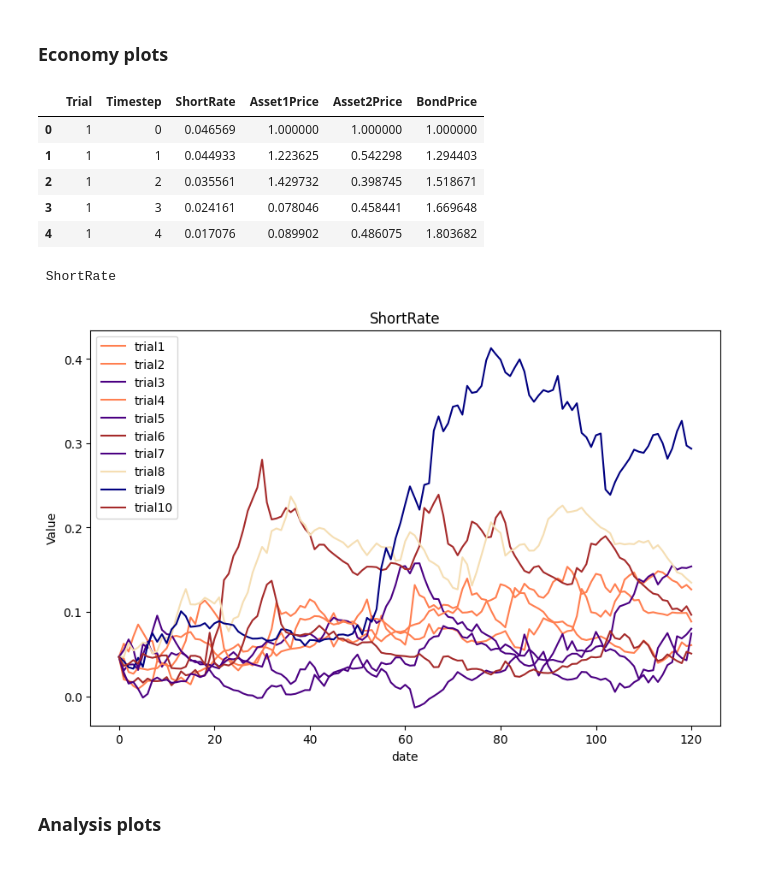
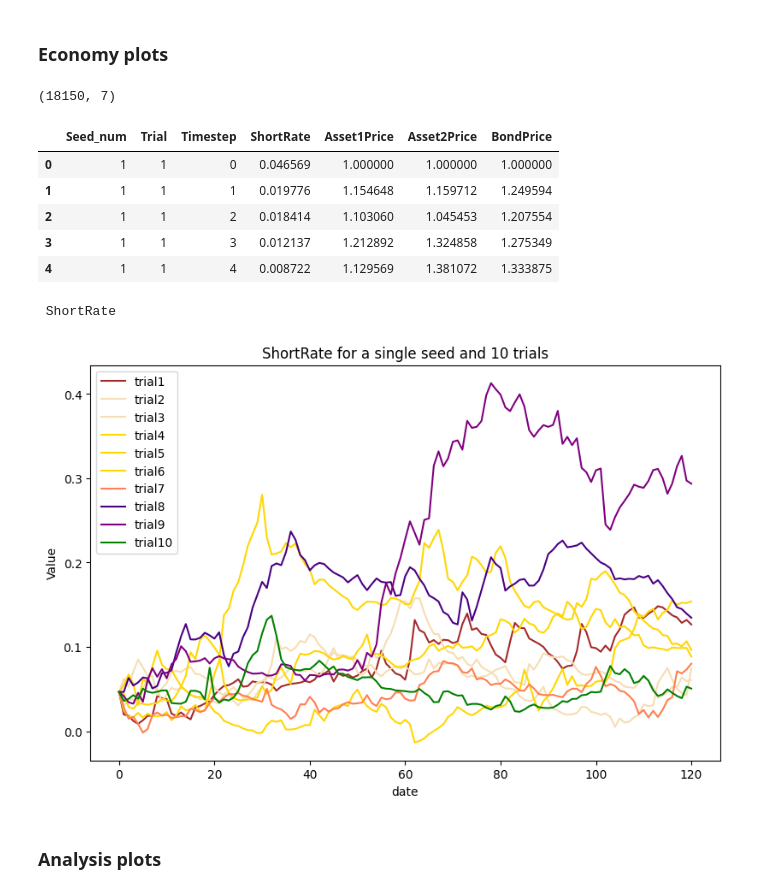
Before and after one commit to dmitrii12335/Martingale_test_project, a Jupyter notebook: Untitled.ipynb, the cells around one changed output. Cells and saved outputs as stored; diff of their text form; code cells hidden in the pictures.

```diff
--- a/Untitled.ipynb
+++ b/Untitled.ipynb
@@ -165,0 +190,7 @@ sim.Save("E:/Downloads_Dmitry/Market_Calibrated.bhs")
+# %%
+N = len(list(sim.ParameterMatrix('CorrelationMatrix').get_RowHeaders()))
+names = list(sim.ParameterMatrix('CorrelationMatrix').get_RowHeaders())
+
+for i in range(N):
+    for j in range(N):
+        sim.ParameterMatrix('CorrelationMatrix').SetValueByName(names[i], names[j], A[i,j])
@@ -166,3 +199,16 @@ sim.Save("E:/Downloads_Dmitry/Market_Calibrated.bhs")
 # %% [markdown]
 ### Output
+# %%
+#Add desired output parameters
+short_rate = nominal_yield.Output('ShortRate') #short rate trajectory for nominal yield
+asset1 = equity_model1.Output('TotalReturnIndex') #risky asset 1 trajectory
+asset2 = equity_model2.Output('TotalReturnIndex') #risky asset 2 trajectory
+bond = FixedI_model.Output('TotalReturnIndex') #bond trajectory
+output_list = [short_rate, asset1, asset2, bond]
+
+martingale_test_list = [equity_model1, equity_model2, FixedI_model]
+martingale_test_list += risky_models
+analysis_list = []
+for i in martingale_test_list: analysis_list.append(i.AddAnalysis(i.Analysis('Asset Martingale Test')))
+for i in analysis_list: i.Folder = outputPath + '/Martingale test'
 # %%
@@ -199,16 +259,19 @@ print(end - start)
 # %% [markdown]
 ### Economy plots
 # %%
-df = pd.read_csv('E:/ScenarioGenerator/Output/test3.csv', index_col = False)
-df.rename(columns={'ESG.Economies.USD.NominalYieldCurves.NominalYieldCurve.ShortRate': 'ShortRate', 'ESG.Assets.EquityAssets.1.TotalReturnIndex': 'Asset1Price', 'ESG.Assets.EquityAssets.2.TotalReturnIndex': 'Asset2Price', 'ESG.Assets.FixedIncome.GenericBondPortfolios.RiskyGenericBondPortfolio1.TotalReturnIndex': 'BondPrice'}, inplace=True)
-df.head()
+#df = pd.read_csv('E:/ScenarioGenerator/Output/'+name+'.csv', index_col = False)
+df_trajectories.rename(columns={short_rate.FullName: 'ShortRate', asset1.FullName: 'Asset1Price', asset2.FullName: 'Asset2Price', bond.FullName: 'BondPrice'}, inplace=True)
+df = df_trajectories.copy()
+print(df_trajectories.shape)
+df_trajectories.head()
 # %% [output]
+(18150, 7)
-|  | Trial | Timestep | ShortRate | Asset1Price | Asset2Price | BondPrice |
-| 0 | 1 | 0 | 0.046569 | 1.000000 | 1.000000 | 1.000000 |
-| 1 | 1 | 1 | 0.044933 | 1.223625 | 0.542298 | 1.294403 |
-| 2 | 1 | 2 | 0.035561 | 1.429732 | 0.398745 | 1.518671 |
-| 3 | 1 | 3 | 0.024161 | 0.078046 | 0.458441 | 1.669648 |
-| 4 | 1 | 4 | 0.017076 | 0.089902 | 0.486075 | 1.803682 |
+|  | Seed_num | Trial | Timestep | ShortRate | Asset1Price | Asset2Price | BondPrice |
+| 0 | 1 | 1 | 0 | 0.046569 | 1.000000 | 1.000000 | 1.000000 |
+| 1 | 1 | 1 | 1 | 0.019776 | 1.154648 | 1.159712 | 1.249594 |
+| 2 | 1 | 1 | 2 | 0.018414 | 1.103060 | 1.045453 | 1.207554 |
+| 3 | 1 | 1 | 3 | 0.012137 | 1.212892 | 1.324858 | 1.275349 |
+| 4 | 1 | 1 | 4 | 0.008722 | 1.129569 | 1.381072 | 1.333875 |
 # %%
 def plot_f(x, **kwargs):
     basic_colors = ['blue', 'navy', 'magenta', 'purple', 'green', 'coral', 'brown', 'gold', 'wheat', 'indigo', 'cyan' ]
@@ -219,17 +282,17 @@ def plot_f(x, **kwargs):
     plt.ylabel('Value')
     fig.set_figheight(6)
     fig.set_figwidth(9.5)
-    plt.title(variable)
+    plt.title(variable + ' for a single seed and {} trials'.format(n))
     plt.show()
 # %%
-variable = input() #should a column of df
+variable = input() #should be a column of df
 d = {}
 n = 10
 for i in range(1, n+1):
-    d['trial' + str(i)] = df[df.Trial == i][variable]
-plot_f(trial1.Timestep, **d)
+    d['trial' + str(i)] = df[(df.Trial == i) & (df.Seed_num == 1)][variable]
+plot_f(df[(df.Trial == i) & (df.Seed_num == 1)].Timestep, **d)
 # %% [output]
  ShortRate
-[figure, old version]
+[figure, new version]
 # %% [markdown]
 ### Analysis plots
```
Also changed, not shown: parts of 25 cells of this notebook.
